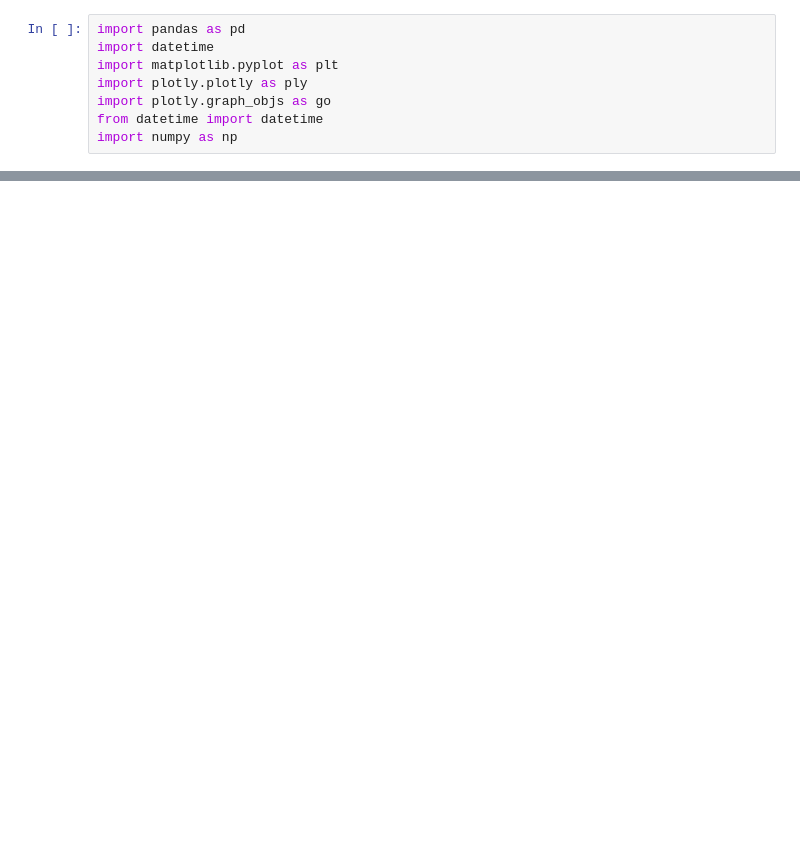
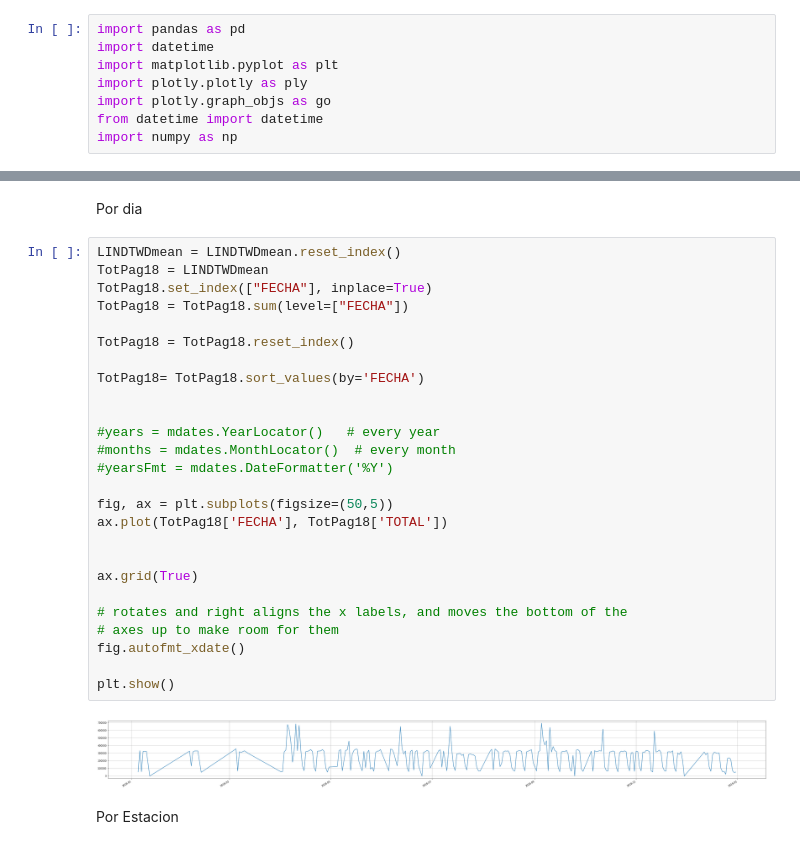
Before and after one commit to rodrinovo/Final-Project-EANT, a Jupyter notebook: Notebooks/subset dataset.ipynb, the cells around one changed output, grey strips where cells are left out. Cells and saved outputs as stored; diff of their text form; blank space fills up the shorter version.

```diff
--- a/Notebooks/subset dataset.ipynb
+++ b/Notebooks/subset dataset.ipynb
@@ -72,0 +120,32 @@ If the visualization you're using aggregates points (e.g., box plot, histogram,
+# %% [markdown]
+Por dia
+# %%
+LINDTWDmean = LINDTWDmean.reset_index()
+TotPag18 = LINDTWDmean
+TotPag18.set_index(["FECHA"], inplace=True)
+TotPag18 = TotPag18.sum(level=["FECHA"])
+
+TotPag18 = TotPag18.reset_index()
+
+TotPag18= TotPag18.sort_values(by='FECHA')
+
+
+#years = mdates.YearLocator()   # every year
+#months = mdates.MonthLocator()  # every month
+#yearsFmt = mdates.DateFormatter('%Y')
+
+fig, ax = plt.subplots(figsize=(50,5))
+ax.plot(TotPag18['FECHA'], TotPag18['TOTAL'])
+
+
+ax.grid(True)
+
+# rotates and right aligns the x labels, and moves the bottom of the
+# axes up to make room for them
+fig.autofmt_xdate()
+
+plt.show()
+# %% [output]
+[figure, added]
+# %% [markdown]
+Por Estacion
```
Also changed, not shown: parts of 20 cells of this notebook, 1 other file.
